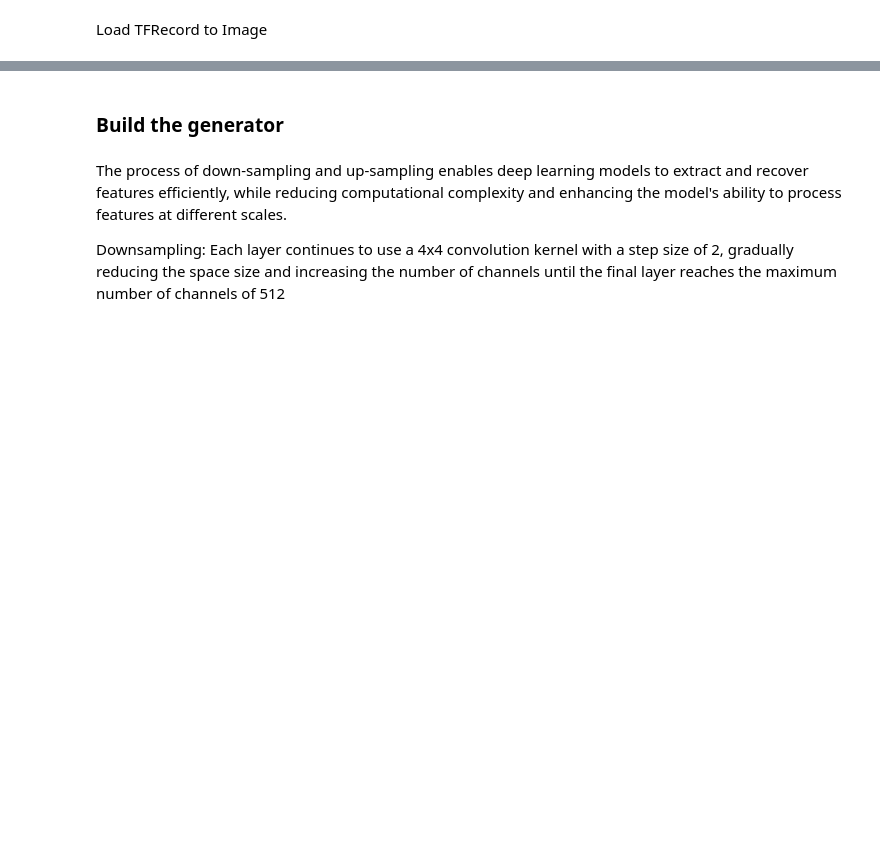
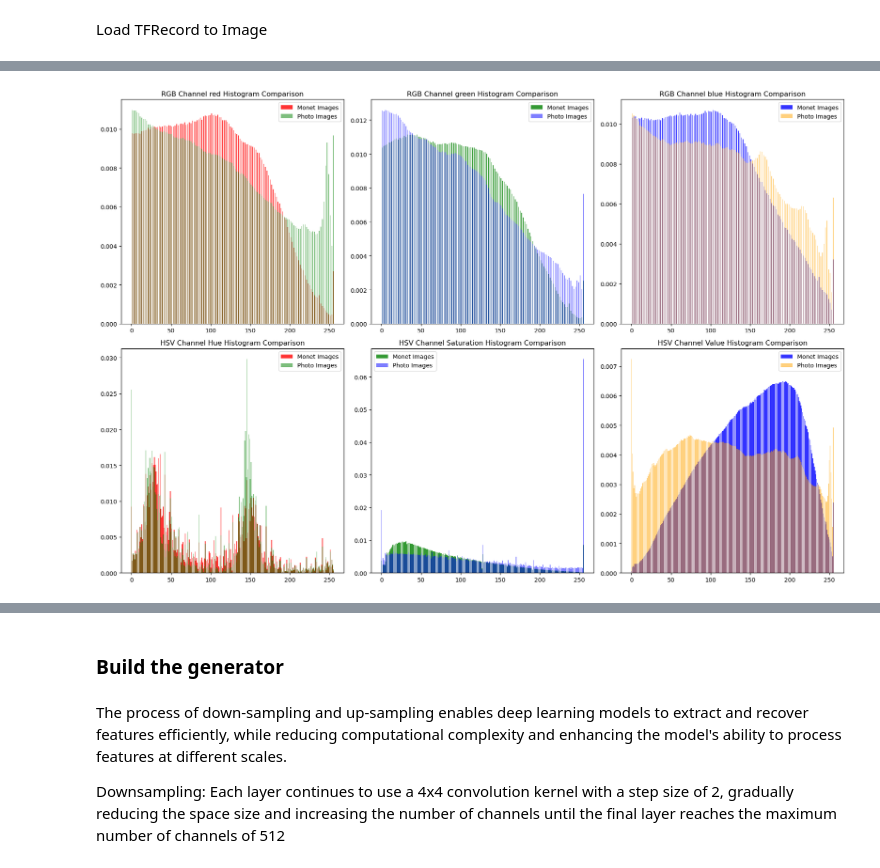
Before and after one commit to zpeople/Monet_cycleGAN, a Jupyter notebook: Monet.ipynb, the cells around one changed output, grey strips where cells are left out. Saved outputs shown, nothing was run; the diff lists cells and outputs as text; code cells hidden in the pictures; blank space fills up the shorter version.

```diff
--- a/Monet.ipynb
+++ b/Monet.ipynb
@@ -128,0 +241,82 @@ Augment data
+# %%
+import matplotlib.pyplot as plt
+import numpy as np
+import tensorflow as tf
+from sklearn.preprocessing import normalize
+
+
+def normalize_images(images):
+    """Normalize images from [-1, 1] to [0, 1]."""
+    return (images + 1.0) / 2.0
+
+def rgb_to_hsv(images):
+    """
+    Convert a batch of RGB images with pixel values in the range [-1, 1]
+    to HSV color space.
+    """
+    # Normalize images from [-1, 1] to [0, 1]
+    normalized_images = normalize_images(images)
+    # Ensure data type is float32 for accurate conversion
+    normalized_images = tf.cast(normalized_images, dtype=tf.float32)
+    images_hsv = tf.image.rgb_to_hsv(normalized_images)
+    return images_hsv.numpy()
+
+
+def compute_histogram(image, bins=256, range=(0, 1)):
+    hist_r = np.histogram(image[:, :, 0].flatten(), bins=bins, range=range)[0]
+    hist_g = np.histogram(image[:, :, 1].flatten(), bins=bins, range=range)[0]
+    hist_b = np.histogram(image[:, :, 2].flatten(), bins=bins, range=range)[0]
+    return hist_r, hist_g, hist_b
+
+
+def compute_average_histogram(images, color_space='rgb'):
+    if color_space.lower() == 'hsv':
+        images = rgb_to_hsv(images)
+
+    histograms = [compute_histogram(image) for image in images]
+    avg_hist_r = np.mean([hist[0] for hist in histograms], axis=0)
+    avg_hist_g = np.mean([hist[1] for hist in histograms], axis=0)
+    avg_hist_b = np.mean([hist[2] for hist in histograms], axis=0)
+
+    # Normalize the histogram so that it sums to 1
+    avg_hist_r = normalize([avg_hist_r], norm='l1')[0]
+    avg_hist_g = normalize([avg_hist_g], norm='l1')[0]
+    avg_hist_b = normalize([avg_hist_b], norm='l1')[0]
+
+    return avg_hist_r, avg_hist_g, avg_hist_b
+
+
+
+def view_rgb_hsv(monet_images,photo_images):
+    avg_hist_group1_rgb = compute_average_histogram(monet_images, color_space='rgb')
+    avg_hist_group2_rgb = compute_average_histogram(photo_images, color_space='rgb')
+
+    avg_hist_group1_hsv = compute_average_histogram(monet_images, color_space='hsv')
+    avg_hist_group2_hsv = compute_average_histogram(photo_images, color_space='hsv')
+
+    fig, axes = plt.subplots(2, 3, figsize=(18, 12))
+
+
+    colors = ['red', 'green', 'blue','orange']
+    hsv = ['Hue', 'Saturation', 'Value']
+    #  RGB
+    for i, ax in enumerate(axes[0]):
+        ax.bar(range(256), avg_hist_group1_rgb[i], color=colors[i], alpha=0.8, label='Monet Images')
+        ax.bar(range(256), avg_hist_group2_rgb[i], color=colors[i+1], alpha=0.5, label='Photo Images')
+        ax.set_title(f'RGB Channel {colors[i]} Histogram Comparison')
+        ax.legend()
+
+    #  HSV
+    for i, ax in enumerate(axes[1]):
+        ax.bar(range(256), avg_hist_group1_hsv[i], color=colors[i], alpha=0.8, label='Monet Images')
+        ax.bar(range(256), avg_hist_group2_hsv[i], color=colors[i+1], alpha=0.5, label='Photo Images')
+        ax.set_title(f'HSV Channel {hsv[i]} Histogram Comparison')
+        ax.legend()
+
+    plt.tight_layout()
+    plt.show()
+
+
+view_rgb_hsv(monet_images,photo_images)
+# %% [output]
+[figure, added]
```
Also changed, not shown: parts of 61 cells of this notebook.
